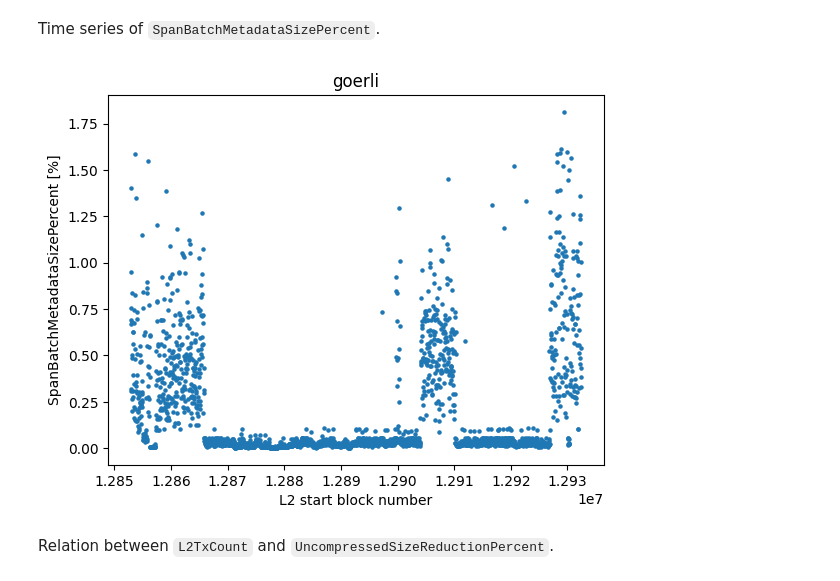
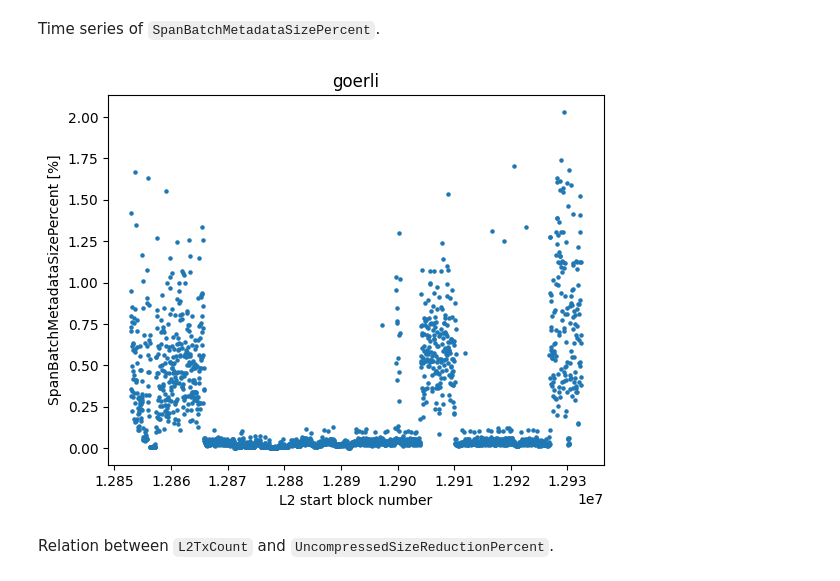
Before and after one commit to testinprod-io/optimism, a Jupyter notebook: op-node/analysis.ipynb, the cells around one changed output. Drawn from its saved outputs; the diff is of its cells as text; code cells hidden in the pictures.

```diff
--- a/op-node/analysis.ipynb
+++ b/op-node/analysis.ipynb
@@ -106,25 +106,26 @@ Time series of `SpanBatchMetadataSizePercent`.
 # %%
 Xs = []
 Ys = []
 for channel_id in channel_ids:
       filename = f"{DIR}/{channel_id}.json"
       with open(filename) as f:
             result = json.load(f)
             l2_start_num = result["L2StartNum"]
             Xs.append(l2_start_num)
             tx_size = result["SpanBatchTxSize"]
+            metadata_size = result["SpanBatchMetadataSize"]
             metadata_percent = metadata_size / (metadata_size + tx_size) * 100
             Ys.append(metadata_percent)
 
 
 plt.scatter(Xs, Ys, s=5)
 plt.xlabel("L2 start block number")
 plt.ylabel("SpanBatchMetadataSizePercent [%]")
 plt.title(CHAIN_NAME)
 
 plt.show()
 # %% [output]
-[figure, old version]
+[figure, new version]
 # %% [markdown]
 Relation between `L2TxCount` and `UncompressedSizeReductionPercent`.
 # %%
```
Also changed, not shown: parts of 3 cells of this notebook.
